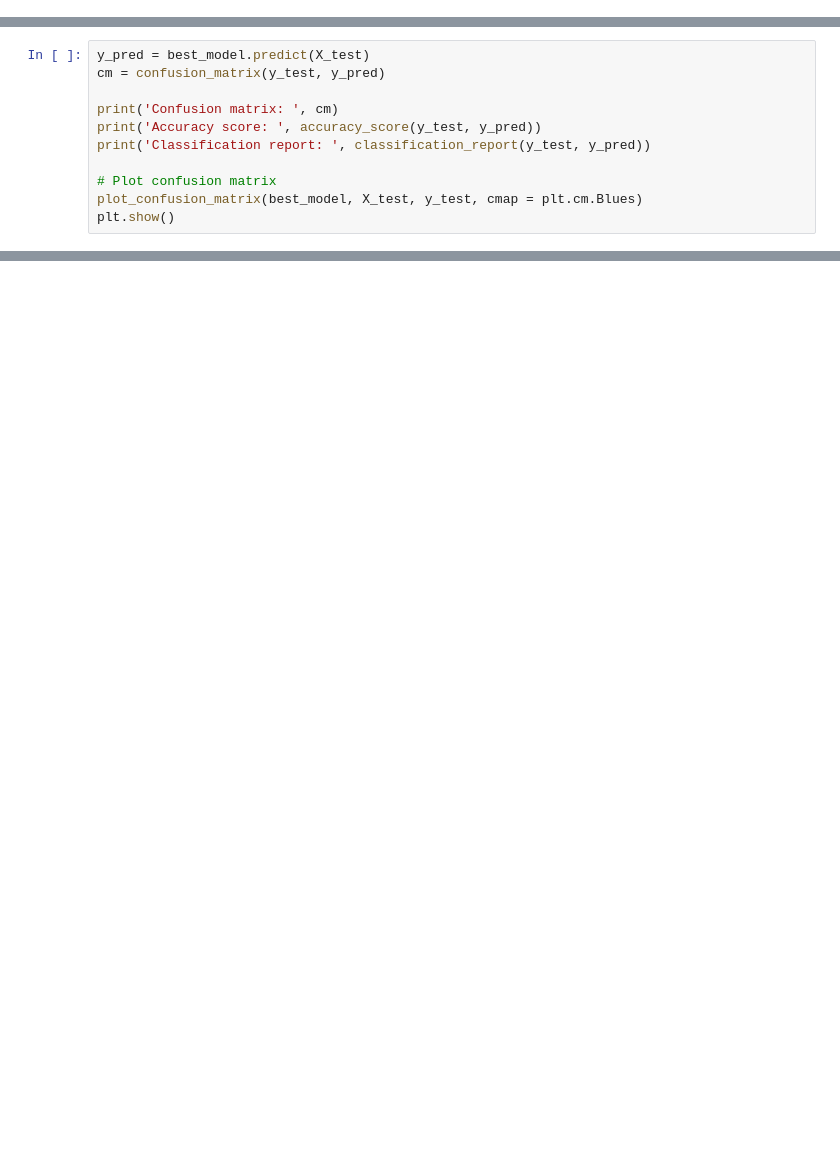
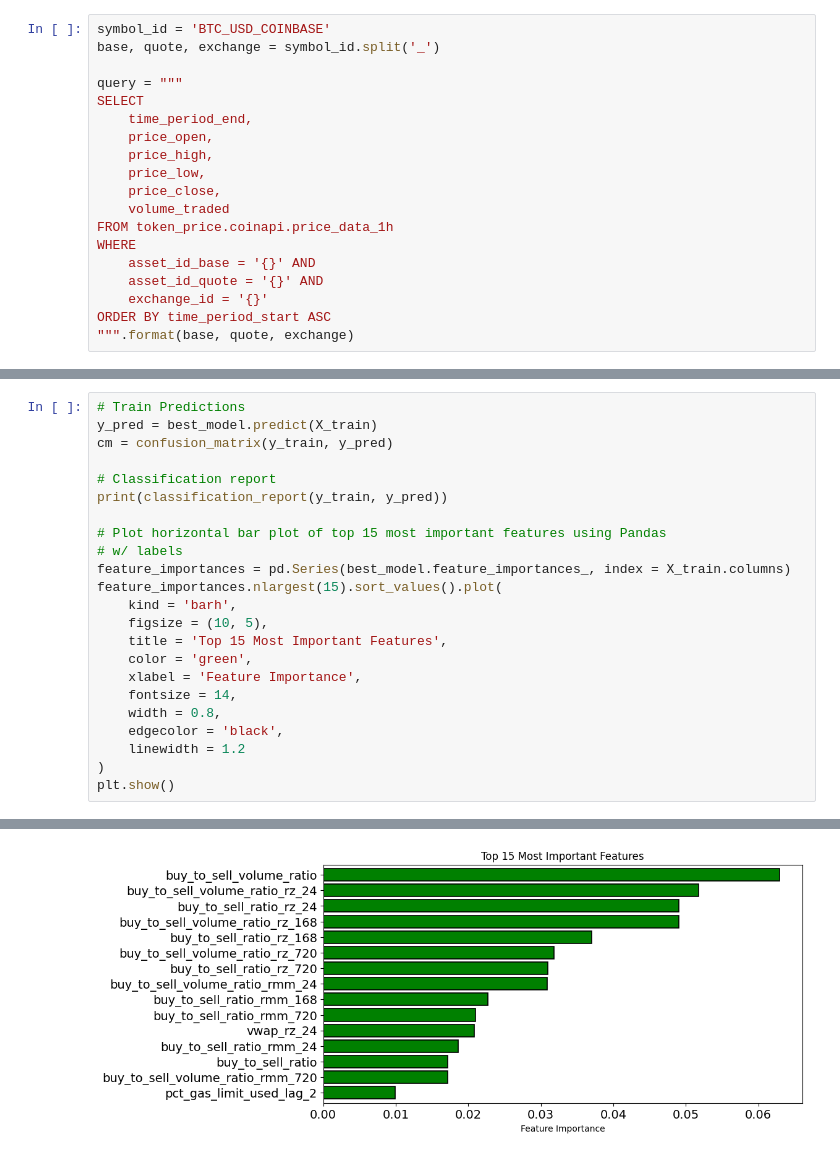
Before and after one commit to Algo-Trading-Project/trading-bot, a Jupyter notebook: notebooks/ml_pipeline.ipynb, the cells around one changed output, grey strips where cells are left out. Cells and saved outputs as stored; diff of their text form; blank space fills up the shorter version.

Commit message:
Remove unused order book snapshot processor class and did work in ml_pipeline notebook

```diff
--- a/notebooks/ml_pipeline.ipynb
+++ b/notebooks/ml_pipeline.ipynb
@@ -183,3 +442,22 @@ X_train, X_test, y_train, y_test = X[:train_index], X[train_index:], y[:train_in
+# %%
+symbol_id = 'BTC_USD_COINBASE'
+base, quote, exchange = symbol_id.split('_')
+
+query = """
+SELECT
+    time_period_end,
+    price_open,
+    price_high,
+    price_low,
+    price_close,
+    volume_traded
+FROM token_price.coinapi.price_data_1h
+WHERE
+    asset_id_base = '{}' AND
+    asset_id_quote = '{}' AND
+    exchange_id = '{}'
+ORDER BY time_period_start ASC
+""".format(base, quote, exchange)
 # %%
 # Specify window sizes for rolling min-max and z-score scaling
 window_sizes = [24, 24 * 7, 24 * 30]
@@ -272,11 +590,24 @@ print('Best parameters: ', best_params)
-# %%
-y_pred = best_model.predict(X_test)
-cm = confusion_matrix(y_test, y_pred)
-
-print('Confusion matrix: ', cm)
-print('Accuracy score: ', accuracy_score(y_test, y_pred))
-print('Classification report: ', classification_report(y_test, y_pred))
-
-# Plot confusion matrix
-plot_confusion_matrix(best_model, X_test, y_test, cmap = plt.cm.Blues)
-plt.show()
+# %%
+# Train Predictions
+y_pred = best_model.predict(X_train)
+cm = confusion_matrix(y_train, y_pred)
+
+# Classification report
+print(classification_report(y_train, y_pred))
+
+# Plot horizontal bar plot of top 15 most important features using Pandas
+# w/ labels
+feature_importances = pd.Series(best_model.feature_importances_, index = X_train.columns)
+feature_importances.nlargest(15).sort_values().plot(
+    kind = 'barh',
+    figsize = (10, 5),
+    title = 'Top 15 Most Important Features',
+    color = 'green',
+    xlabel = 'Feature Importance',
+    fontsize = 14,
+    width = 0.8,
+    edgecolor = 'black',
+    linewidth = 1.2
+)
+plt.show()
+# %% [output]
@@ -282,0 +623 @@ plt.show()
+[figure, added]
```
Also changed, not shown: parts of 11 cells of this notebook, 1 other file.
